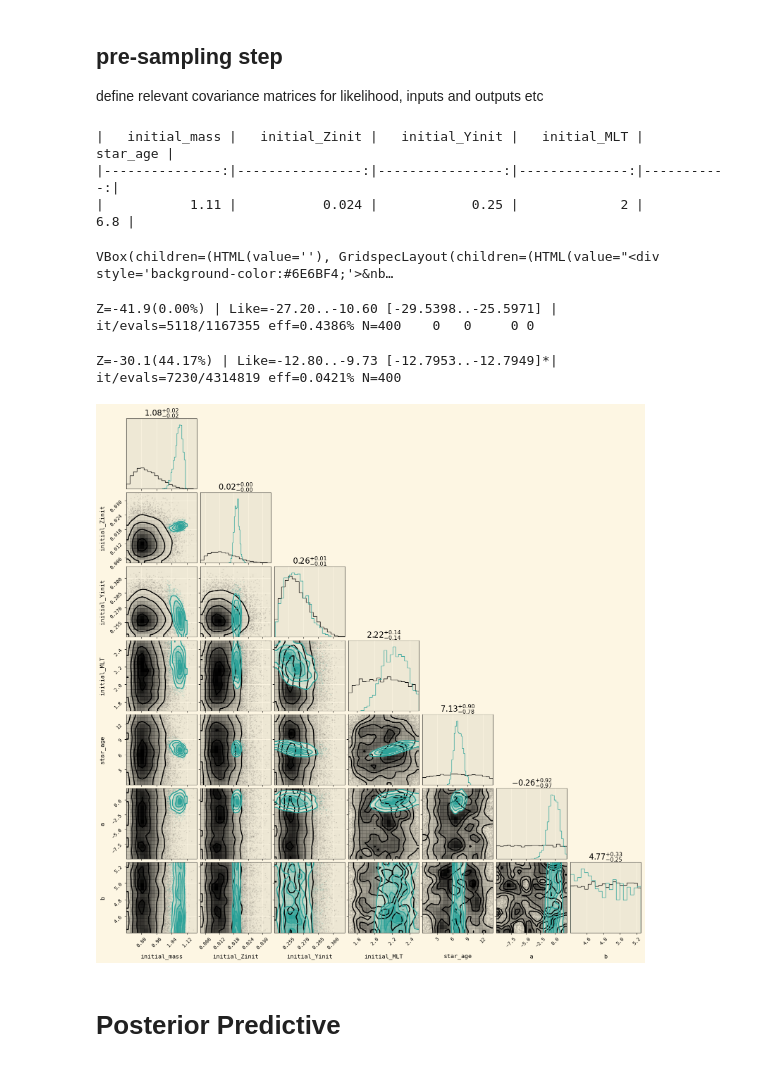
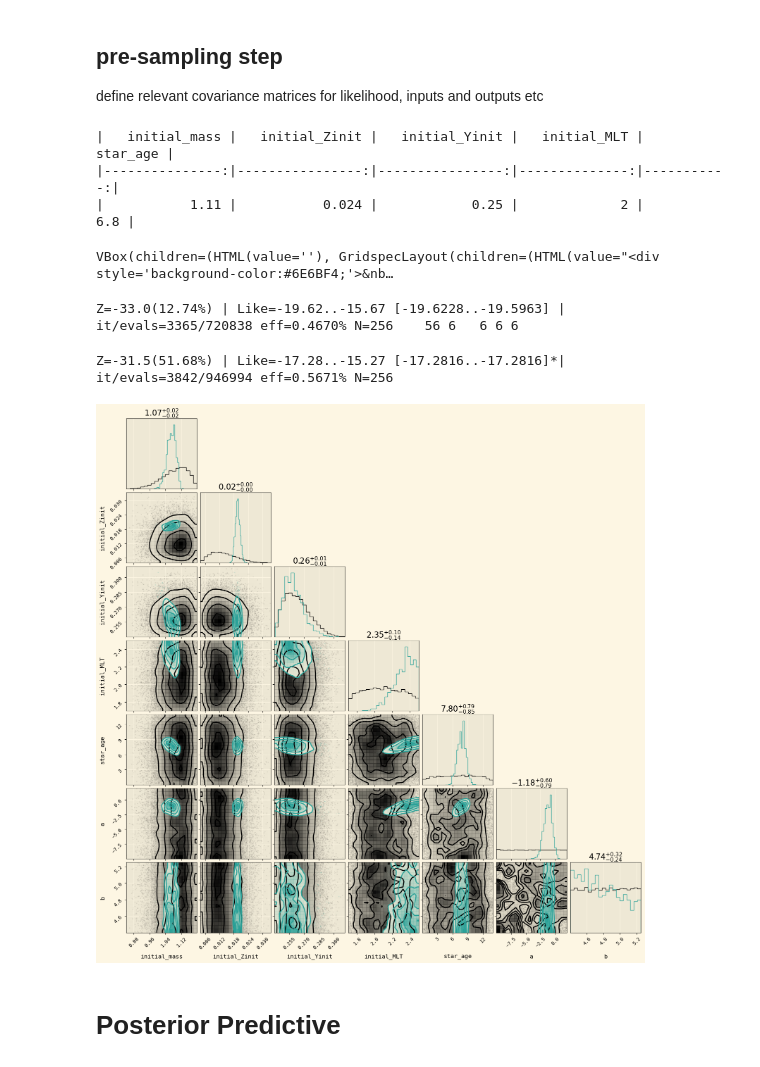
Before and after one commit to ojscutt/ultranest-pitchfork, a Jupyter notebook: 16CygA-gp-test.ipynb, the cells around one changed output. Drawn from its saved outputs; the diff is of its cells as text; code cells hidden in the pictures.

Commit message:
run evidence tests

```diff
--- a/16CygA-gp-test.ipynb
+++ b/16CygA-gp-test.ipynb
@@ -197,8 +197,8 @@ plt.show()
 ## pre-sampling step
 define relevant covariance matrices for likelihood, inputs and outputs etc
 # %%
-S = [1e-9,2,4,6,8,10]
-L = [1e-9,2,4,6,8,10]
+S = [1,3,5,7,9,11]
+L = [1,3,5,7,9,11]
 
 
 import logging
@@ -260,11 +260,12 @@ for s in S:
         _, log_sigma_det = np.linalg.slogdet(sigma)
 
         ndraw_min=2**16
-        ndraw_max=2**21
+        ndraw_max=2**19
+        min_num_live_points = 256
 
         print(star_df[['initial_mass', 'initial_Zinit', 'initial_Yinit', 'initial_MLT', 'star_age']].iloc[[0]].to_markdown(index=False))
         sampler = ultra_ns_vector_surface(priors=priors, observed_vals=star_obs_vals_df.values[0], pitchfork=pitchfork,log_sigma_det=log_sigma_det, sigma_inv=sigma_inv, nu_max = nu_max, n_min=n_min, n_max=n_max, logl_scale=1)
-        results = sampler(ndraw_min, ndraw_max).run(min_num_live_points=400, frac_remain=.5, max_ncalls=5e6)
+        results = sampler(ndraw_min, ndraw_max).run(min_num_live_points=min_num_live_points, cluster_num_live_points=0.1*min_num_live_points, frac_remain=.33, max_ncalls=5e6)
         results['gp_lengthscale'] = l
         results['gp_variance'] = s
         with open(path+f'gp-test/samples_s{s}_l{l}.pkl', 'wb') as fp:
@@ -277,14 +278,14 @@ for s in S:
 |---------------:|----------------:|----------------:|--------------:|-----------:|
 |           1.11 |           0.024 |            0.25 |             2 |        6.8 |
 VBox(children=(HTML(value=''), GridspecLayout(children=(HTML(value="<div style='background-color:#6E6BF4;'>&nb…
-Z=-41.9(0.00%) | Like=-27.20..-10.60 [-29.5398..-25.5971] | it/evals=5118/1167355 eff=0.4386% N=400    0   0     0 0
+Z=-33.0(12.74%) | Like=-19.62..-15.67 [-19.6228..-19.5963] | it/evals=3365/720838 eff=0.4670% N=256    56 6   6 6 6
-Z=-30.1(44.17%) | Like=-12.80..-9.73 [-12.7953..-12.7949]*| it/evals=7230/4314819 eff=0.0421% N=400
+Z=-31.5(51.68%) | Like=-17.28..-15.27 [-17.2816..-17.2816]*| it/evals=3842/946994 eff=0.5671% N=256
 # %%
-def inspect_star(path, samples_idx):
+def inspect_star(path, s, l):
 
     labels = ['initial_mass', 'initial_Zinit', 'initial_Yinit', 'initial_MLT', 'star_age', 'a', 'b']
 
-    mass_prior = prior_funcs.custom_beta_prior(0.8, 1.2, a=2, b=5)
+    mass_prior = prior_funcs.custom_beta_prior(0.8, 1.2, a=5, b=2)
 
     Zinit_prior = prior_funcs.custom_beta_prior(0.004, 0.038, a=2, b=5)
 
@@ -297,37 +298,38 @@ def inspect_star(path, samples_idx):
     a_prior = prior_funcs.custom_uniform_prior(-10, 2)
 
     b_prior = prior_funcs.custom_uniform_prior(4.4, 5.25)
 
 
     priors = [mass_prior, Zinit_prior, Yinit_prior, MLT_prior, age_prior, a_prior, b_prior]
 
     colors = plt.rcParams["axes.prop_cycle"].by_key()["color"]
 
     size = 10000
     prior_samples = np.array([prior.rvs(size=size) for prior in priors])
     legend_labels = []
     corner_color = 'black'
     figure = corner.corner(prior_samples.T, labels = labels, color=corner_color, hist_kwargs={'density':True}, smooth=True);
 
     path = f'stars/{star_name}/'
 
     star_json = path + f'{star_name}.json'
 
     star_df = pd.read_json(star_json).dropna(axis=1)
 
     published_inps = np.concatenate((star_df[['initial_mass', 'initial_Zinit', 'initial_Yinit', 'initial_MLT', 'star_age']].values[0],(np.nan,np.nan)))
 
-    with open(path+f'gp-test/samples{samples_idx}.pkl', 'rb') as fp:
+    with open(path+f'gp-test/samples_s{s}_l{l}.pkl', 'rb') as fp:
      samples = pickle.load(fp)
 
     #corner.corner(samples['samples'], fig=figure, color=colors[1], truths = published_inps, hist_kwargs={'density':True}, smooth=True,show_titles=True);
     corner.corner(samples['samples'], fig=figure, color=colors[1], hist_kwargs={'density':True}, smooth=True,show_titles=True);
     plt.show()
 
-
-inspect_star(path,38)
+s = 1
+l = 1
+inspect_star(path, s,l)
 # %% [output]
-[figure, old version]
+[figure, new version]
 # %% [markdown]
 # Posterior Predictive
 # %%
```
Also changed, not shown: 1 other file.
